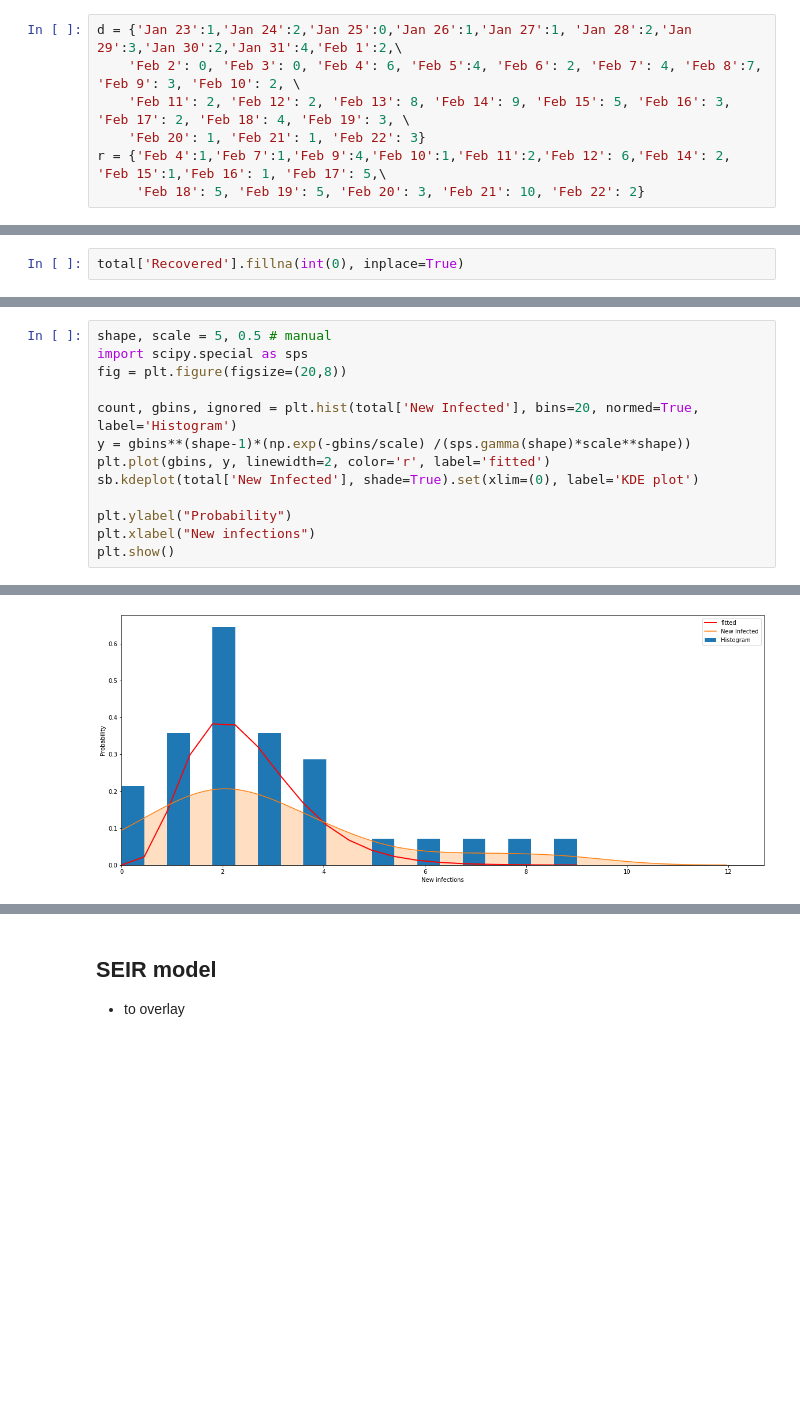
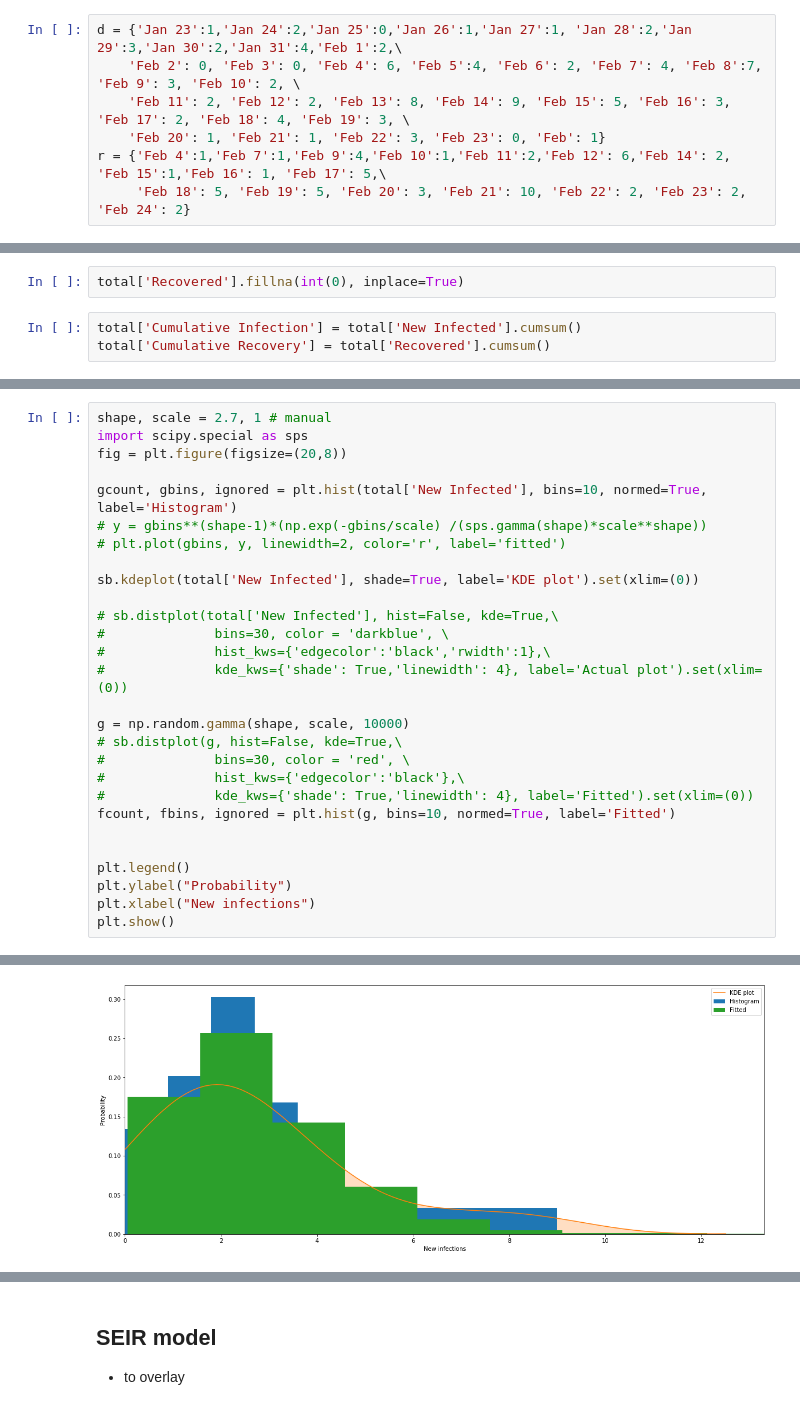
Before and after one commit to leebond/sgwuhan-network, a Jupyter notebook: covid19-simulation-sg.ipynb, the cells around one changed output, grey strips where cells are left out. Drawn from its saved outputs; the diff is of its cells as text; blank space fills up the shorter version.

```diff
--- a/covid19-simulation-sg.ipynb
+++ b/covid19-simulation-sg.ipynb
@@ -17,9 +18,9 @@ Wall time: 11.4 s
 d = {'Jan 23':1,'Jan 24':2,'Jan 25':0,'Jan 26':1,'Jan 27':1, 'Jan 28':2,'Jan 29':3,'Jan 30':2,'Jan 31':4,'Feb 1':2,\
     'Feb 2': 0, 'Feb 3': 0, 'Feb 4': 6, 'Feb 5':4, 'Feb 6': 2, 'Feb 7': 4, 'Feb 8':7, 'Feb 9': 3, 'Feb 10': 2, \
     'Feb 11': 2, 'Feb 12': 2, 'Feb 13': 8, 'Feb 14': 9, 'Feb 15': 5, 'Feb 16': 3, 'Feb 17': 2, 'Feb 18': 4, 'Feb 19': 3, \
-    'Feb 20': 1, 'Feb 21': 1, 'Feb 22': 3}
+    'Feb 20': 1, 'Feb 21': 1, 'Feb 22': 3, 'Feb 23': 0, 'Feb': 1}
 r = {'Feb 4':1,'Feb 7':1,'Feb 9':4,'Feb 10':1,'Feb 11':2,'Feb 12': 6,'Feb 14': 2, 'Feb 15':1,'Feb 16': 1, 'Feb 17': 5,\
-     'Feb 18': 5, 'Feb 19': 5, 'Feb 20': 3, 'Feb 21': 10, 'Feb 22': 2}
+     'Feb 18': 5, 'Feb 19': 5, 'Feb 20': 3, 'Feb 21': 10, 'Feb 22': 2, 'Feb 23': 2, 'Feb 24': 2}
 # %%
 inf = pd.DataFrame.from_dict(d,orient='index',columns=['count']).reset_index()
 inf.columns = ['Date','New Infected']
@@ -30,6 +31,9 @@ rec.columns = ['Date','Recovered']
 total = pd.merge(inf,rec,on='Date', how='left')
 # %%
 total['Recovered'].fillna(int(0), inplace=True)
+# %%
+total['Cumulative Infection'] = total['New Infected'].cumsum()
+total['Cumulative Recovery'] = total['Recovered'].cumsum()
 # %%
 total
 # %% [output]
@@ -69,13 +80,28 @@ The 'normed' kwarg was deprecated in Matplotlib 2.1 and will be removed in 3.1.
 # %%
-shape, scale = 5, 0.5 # manual
+shape, scale = 2.7, 1 # manual
 import scipy.special as sps
 fig = plt.figure(figsize=(20,8))
 
-count, gbins, ignored = plt.hist(total['New Infected'], bins=20, normed=True, label='Histogram')
-y = gbins**(shape-1)*(np.exp(-gbins/scale) /(sps.gamma(shape)*scale**shape))
-plt.plot(gbins, y, linewidth=2, color='r', label='fitted')
-sb.kdeplot(total['New Infected'], shade=True).set(xlim=(0), label='KDE plot')
+gcount, gbins, ignored = plt.hist(total['New Infected'], bins=10, normed=True, label='Histogram')
+# y = gbins**(shape-1)*(np.exp(-gbins/scale) /(sps.gamma(shape)*scale**shape))
+# plt.plot(gbins, y, linewidth=2, color='r', label='fitted')
 
+sb.kdeplot(total['New Infected'], shade=True, label='KDE plot').set(xlim=(0))
+
+# sb.distplot(total['New Infected'], hist=False, kde=True,\
+#              bins=30, color = 'darkblue', \
+#              hist_kws={'edgecolor':'black','rwidth':1},\
+#              kde_kws={'shade': True,'linewidth': 4}, label='Actual plot').set(xlim=(0))
+
+g = np.random.gamma(shape, scale, 10000)
+# sb.distplot(g, hist=False, kde=True,\
+#              bins=30, color = 'red', \
+#              hist_kws={'edgecolor':'black'},\
+#              kde_kws={'shade': True,'linewidth': 4}, label='Fitted').set(xlim=(0))
+fcount, fbins, ignored = plt.hist(g, bins=10, normed=True, label='Fitted')
+
+
+plt.legend()
 plt.ylabel("Probability")
 plt.xlabel("New infections")
 plt.show()
@@ -85 +112 @@ The 'normed' kwarg was deprecated in Matplotlib 2.1 and will be removed in 3.1.
-[figure, old version]
+[figure, new version]
```
Also changed, not shown: parts of 11 cells of this notebook, 3 other files.
